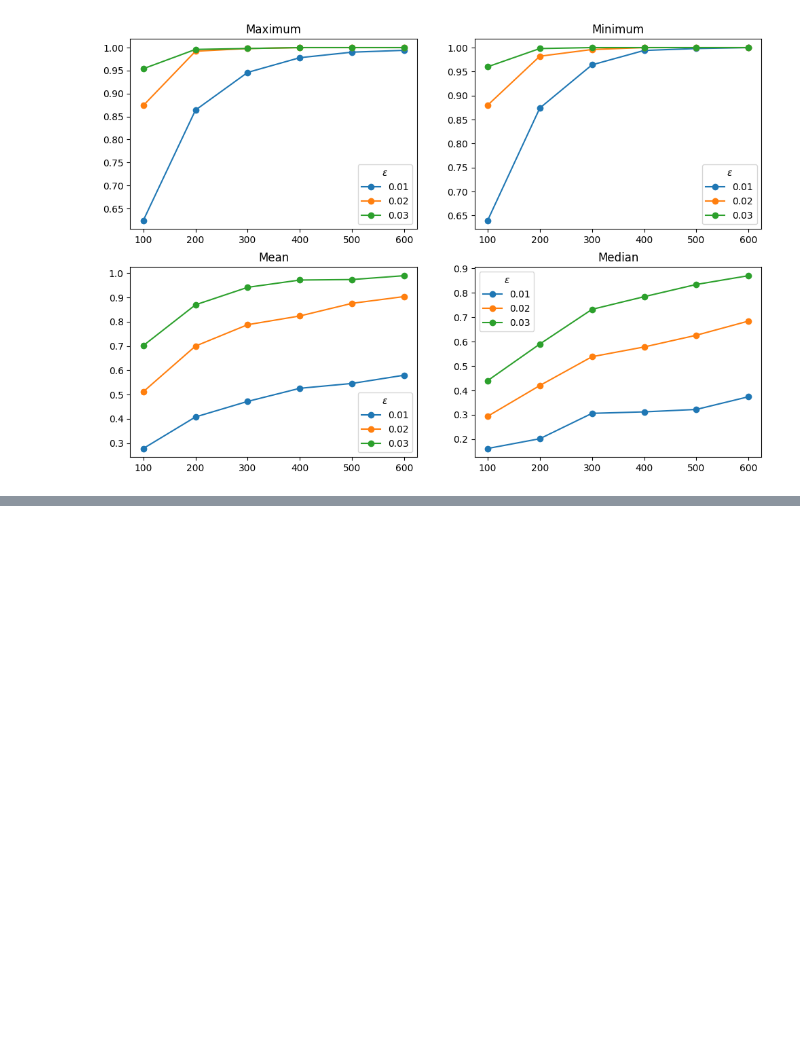
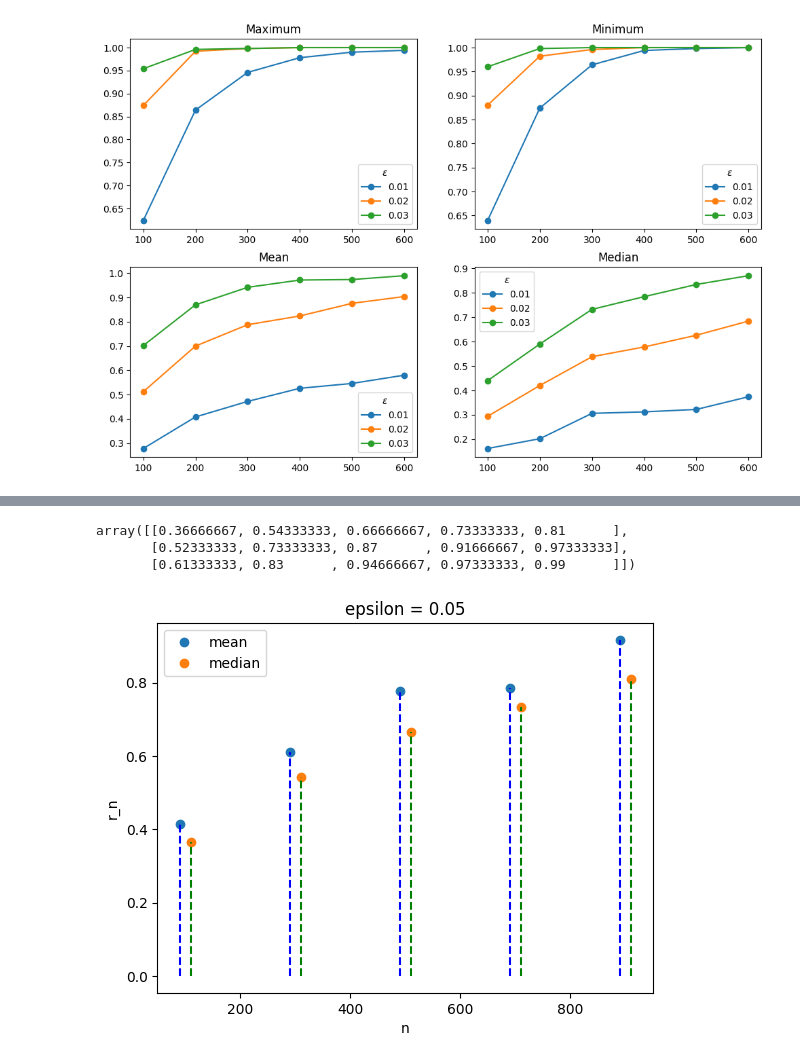
Before and after one commit to Bharat-Jambhulkar/Almost-Surely, a Jupyter notebook: concepts/Chapter 7/notebook.ipynb, the cells around one changed output, grey strips where cells are left out. Cells and saved outputs as stored; diff of their text form; code cells hidden in the pictures; blank space fills up the shorter version.

```diff
--- a/concepts/Chapter 7/notebook.ipynb
+++ b/concepts/Chapter 7/notebook.ipynb
@@ -132,0 +137,45 @@ axes[1,1].legend(epvec, title = r"$\epsilon$")
+# %%
+import numpy as np
+nvec = np.arange(100,1100,step=200)
+nsim = 300
+
+epvec = np.array([0.05,0.08,0.1])
+
+np.random.seed(0)
+sample_matrix = np.random.normal(loc=0,scale=1,size=(nsim,max(nvec)))
+# %%
+prob_mat_mean = np.zeros((len(epvec),len(nvec)))
+prob_mat_median = np.zeros((len(epvec),len(nvec)))
+# %%
+for i, ep in enumerate(epvec):
+    for j, n in enumerate(nvec):
+        sample = sample_matrix[:,:n]
+        sample_mean = sample.mean(axis=1)
+        sample_median = np.median(sample,axis=1)
+        p1 = (np.abs(sample_mean)<ep).sum()/nsim
+        p2 = (np.abs(sample_median)<ep).sum()/nsim
+        prob_mat_mean[i,j] = p1
+        prob_mat_median[i,j] = p2
+# %%
+prob_mat_median
+# %% [output]
+array([[0.36666667, 0.54333333, 0.66666667, 0.73333333, 0.81      ],
+       [0.52333333, 0.73333333, 0.87      , 0.91666667, 0.97333333],
+       [0.61333333, 0.83      , 0.94666667, 0.97333333, 0.99      ]])
+# %%
+import matplotlib.pyplot as plt
+offset=10
+plt.plot(nvec-offset,prob_mat_mean[0,:],'o',label='mean')
+plt.plot(nvec+offset,prob_mat_median[0,:],'o',label='median')
+plt.vlines(nvec - offset, 0, prob_mat_mean[0,:], linestyles='dashed',colors='blue')
+plt.vlines(nvec + offset, 0, prob_mat_median[0,:], linestyles='dashed',colors='green')
+
+plt.title("epsilon = 0.05")
+
+plt.xlabel('n')
+plt.ylabel('r_n')
+plt.legend()
+
+plt.show()
+# %% [output]
+[figure, added]
```
Also changed, not shown: parts of 4 cells of this notebook.
